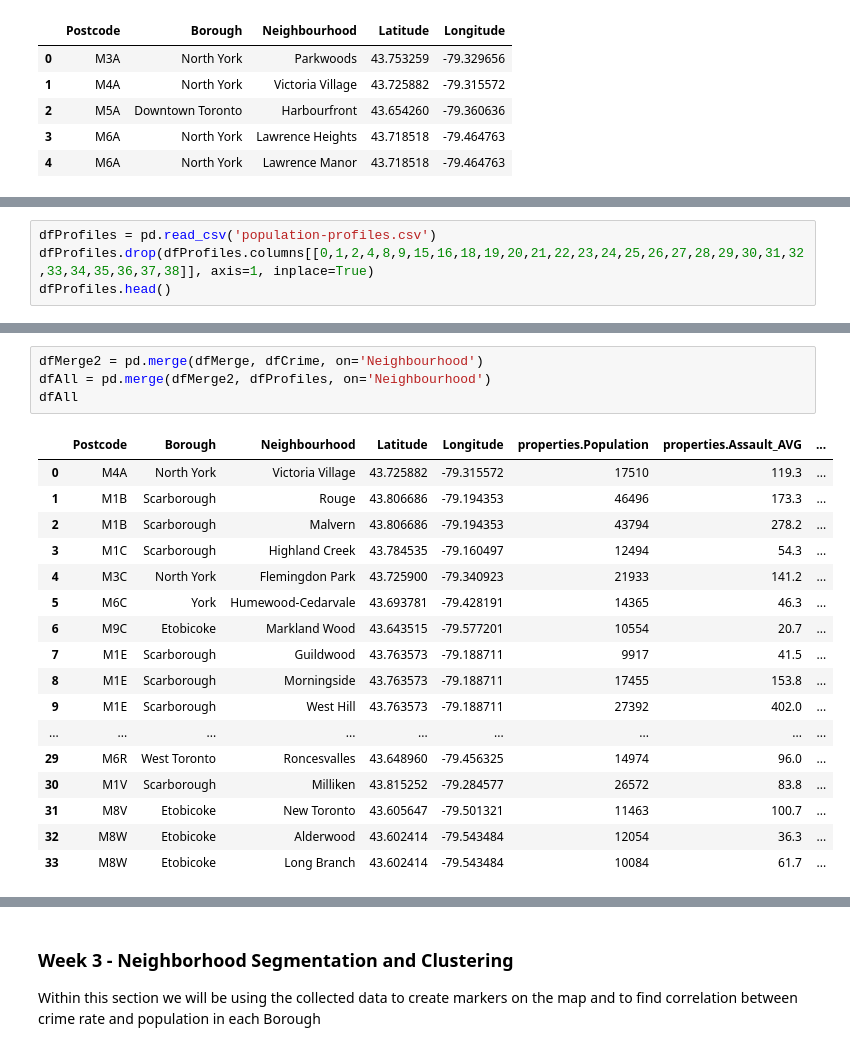
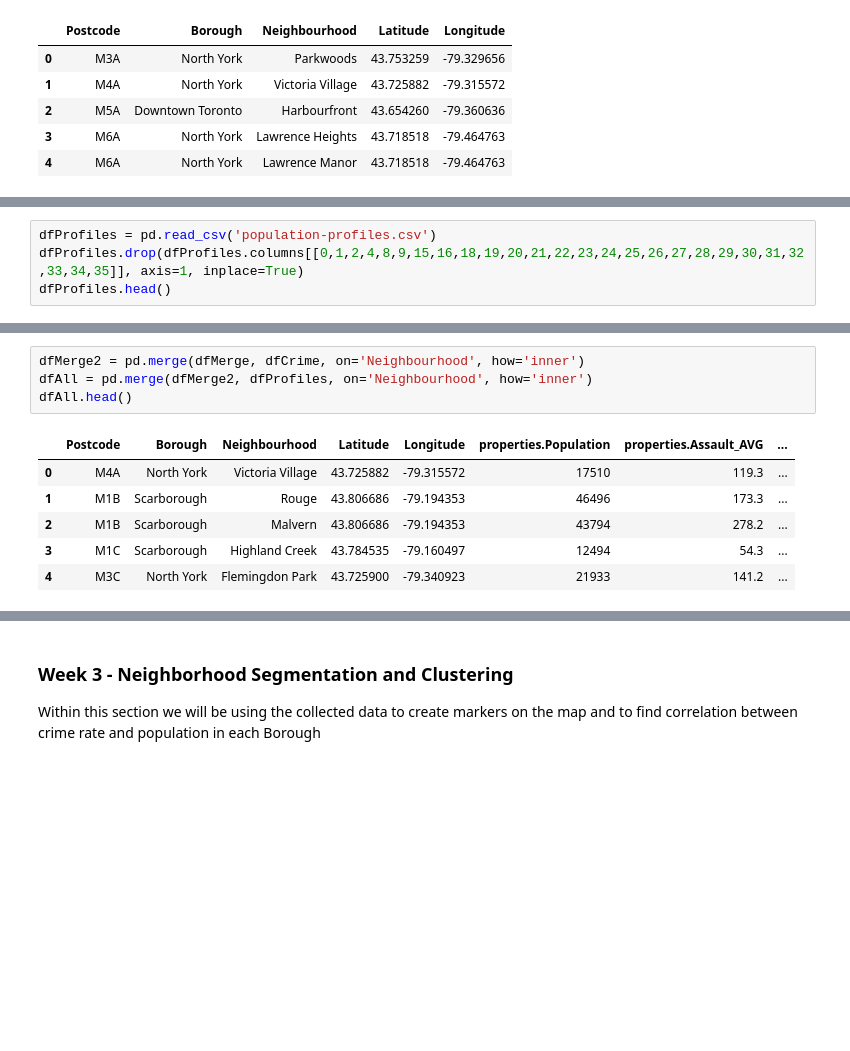
Before and after one commit to yash-patel268/Segmenting-and-Clustering-Neighborhoods-in-Toronto, a Jupyter notebook: Segmenting and Clustering Neighborhoods in Toronto.ipynb, the cells around one changed output, grey strips where cells are left out. Drawn from its saved outputs; the diff is of its cells as text; blank space fills up the shorter version.

```diff
--- a/Segmenting and Clustering Neighborhoods in Toronto.ipynb
+++ b/Segmenting and Clustering Neighborhoods in Toronto.ipynb
@@ -168,6 +168,6 @@ dfCrime.head()
 | 4 | Stonegate-Queensway | 25051 | 83.2 | 28.7 | 52.8 | ... |
 # %%
 dfProfiles = pd.read_csv('population-profiles.csv')
-dfProfiles.drop(dfProfiles.columns[[0,1,2,4,8,9,15,16,18,19,20,21,22,23,24,25,26,27,28,29,30,31,32,33,34,35,36,37,38]], axis=1, inplace=True)
+dfProfiles.drop(dfProfiles.columns[[0,1,2,4,8,9,15,16,18,19,20,21,22,23,24,25,26,27,28,29,30,31,32,33,34,35]], axis=1, inplace=True)
 dfProfiles.head()
 # %% [output]
@@ -178,24 +178,13 @@ dfProfiles.head()
 | 3 | Islington Avenue | 37405 | 4440 | 8415 | 6590 | ... |
 | 4 | Rouge | 38125 | 6580 | 11740 | 7740 | ... |
 # %%
-dfMerge2 = pd.merge(dfMerge, dfCrime, on='Neighbourhood')
-dfAll = pd.merge(dfMerge2, dfProfiles, on='Neighbourhood')
-dfAll
+dfMerge2 = pd.merge(dfMerge, dfCrime, on='Neighbourhood', how='inner')
+dfAll = pd.merge(dfMerge2, dfProfiles, on='Neighbourhood', how='inner')
+dfAll.head()
 # %% [output]
 |  | Postcode | Borough | Neighbourhood | Latitude | Longitude | properties.Population | properties.Assault_AVG | ... |
 | 0 | M4A | North York | Victoria Village | 43.725882 | -79.315572 | 17510 | 119.3 | ... |
 | 1 | M1B | Scarborough | Rouge | 43.806686 | -79.194353 | 46496 | 173.3 | ... |
 | 2 | M1B | Scarborough | Malvern | 43.806686 | -79.194353 | 43794 | 278.2 | ... |
 | 3 | M1C | Scarborough | Highland Creek | 43.784535 | -79.160497 | 12494 | 54.3 | ... |
 | 4 | M3C | North York | Flemingdon Park | 43.725900 | -79.340923 | 21933 | 141.2 | ... |
-| 5 | M6C | York | Humewood-Cedarvale | 43.693781 | -79.428191 | 14365 | 46.3 | ... |
-| 6 | M9C | Etobicoke | Markland Wood | 43.643515 | -79.577201 | 10554 | 20.7 | ... |
-| 7 | M1E | Scarborough | Guildwood | 43.763573 | -79.188711 | 9917 | 41.5 | ... |
-| 8 | M1E | Scarborough | Morningside | 43.763573 | -79.188711 | 17455 | 153.8 | ... |
-| 9 | M1E | Scarborough | West Hill | 43.763573 | -79.188711 | 27392 | 402.0 | ... |
-| ... | ... | ... | ... | ... | ... | ... | ... | ... |
-| 29 | M6R | West Toronto | Roncesvalles | 43.648960 | -79.456325 | 14974 | 96.0 | ... |
-| 30 | M1V | Scarborough | Milliken | 43.815252 | -79.284577 | 26572 | 83.8 | ... |
-| 31 | M8V | Etobicoke | New Toronto | 43.605647 | -79.501321 | 11463 | 100.7 | ... |
-| 32 | M8W | Etobicoke | Alderwood | 43.602414 | -79.543484 | 12054 | 36.3 | ... |
-| 33 | M8W | Etobicoke | Long Branch | 43.602414 | -79.543484 | 10084 | 61.7 | ... |
```
Also changed, not shown: parts of 11 cells of this notebook.
